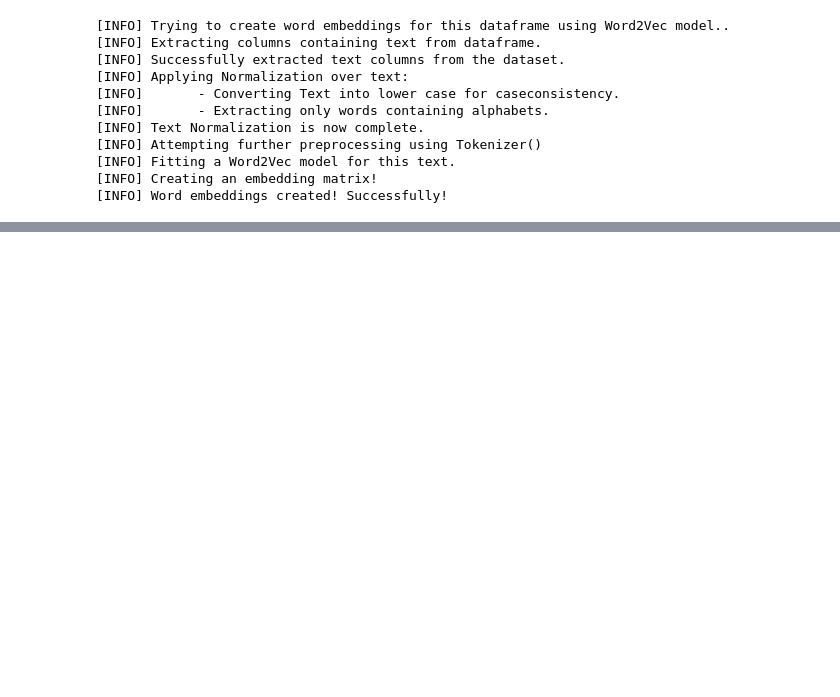
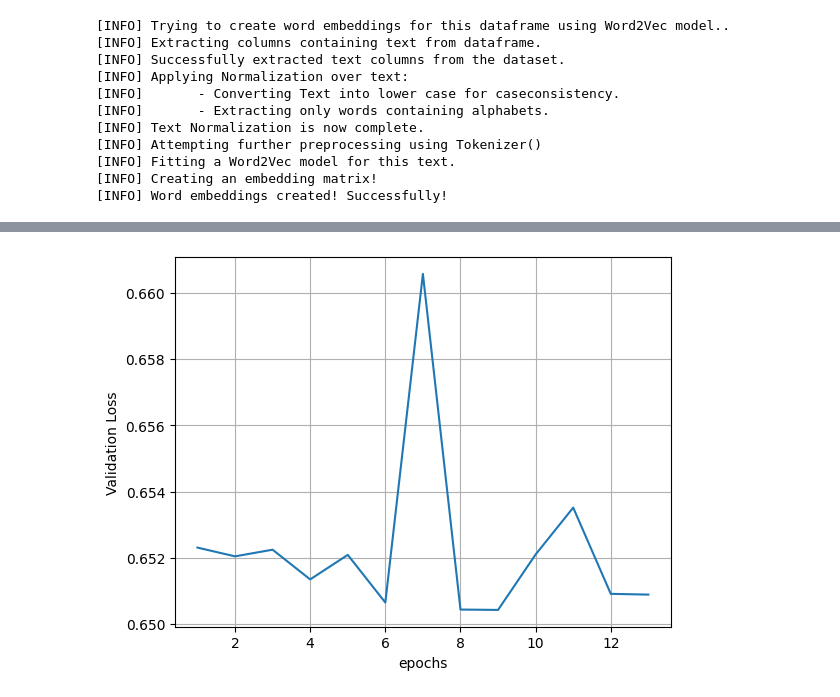
Before and after one commit to Khurdhula-Harshavardhan/Sarcasm, a Jupyter notebook: headlines experiments/nueral_network.ipynb, the cells around one changed output, grey strips where cells are left out. Cells and saved outputs as stored; diff of their text form; code cells hidden in the pictures; blank space fills up the shorter version.

```diff
--- a/headlines experiments/nueral_network.ipynb
+++ b/headlines experiments/nueral_network.ipynb
@@ -327,0 +357,9 @@ Epoch 25/25
+# %%
+losses = history.history["val_loss"]
+plt.plot(range(1,14), losses)
+plt.xlabel("epochs")
+plt.ylabel("Validation Loss")
+plt.grid()
+plt.show()
+# %% [output]
+[figure, added]
```
Also changed, not shown: parts of 12 cells of this notebook, 2 other files.
